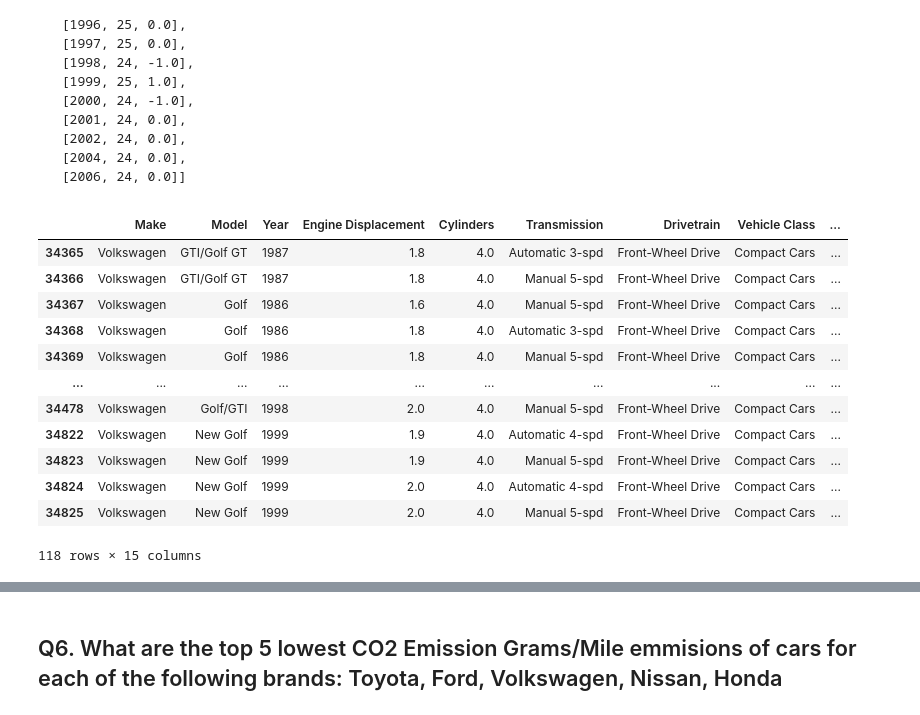
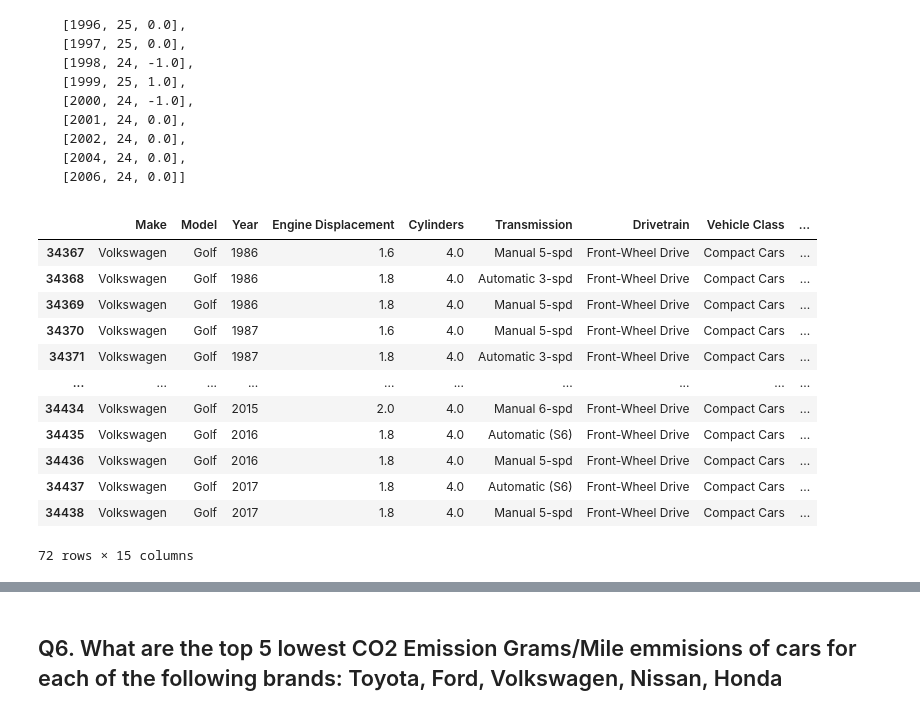
Before and after one commit to AdrianRamosDS/Wizeline-DEB, a Jupyter notebook: code/ADRIAN_RAMOS_answers.ipynb, the cells around one changed output, grey strips where cells are left out. Cells and saved outputs as stored; diff of their text form; code cells hidden in the pictures.

```diff
--- a/code/ADRIAN_RAMOS_answers.ipynb
+++ b/code/ADRIAN_RAMOS_answers.ipynb
@@ -254,19 +254,20 @@ Note: The value for the first model should be 0. It does not matter that there a
 # %%
 ########## Q5
 # Filtering data by models that include name 'Golf':
-Golfs_df = data[True == data['Model'].str.contains('Golf')]
+# Golfs_df = data[True == data['Model'].str.contains('Golf')]
+Golfs_df = data['Golf' == data['Model']]
 Golfs_df
 # %% [output]
 |  | Make | Model | Year | Engine Displacement | Cylinders | Transmission | Drivetrain | Vehicle Class | ... |
-| 34365 | Volkswagen | GTI/Golf GT | 1987 | 1.8 | 4.0 | Automatic 3-spd | Front-Wheel Drive | Compact Cars | ... |
-| 34366 | Volkswagen | GTI/Golf GT | 1987 | 1.8 | 4.0 | Manual 5-spd | Front-Wheel Drive | Compact Cars | ... |
 | 34367 | Volkswagen | Golf | 1986 | 1.6 | 4.0 | Manual 5-spd | Front-Wheel Drive | Compact Cars | ... |
 | 34368 | Volkswagen | Golf | 1986 | 1.8 | 4.0 | Automatic 3-spd | Front-Wheel Drive | Compact Cars | ... |
 | 34369 | Volkswagen | Golf | 1986 | 1.8 | 4.0 | Manual 5-spd | Front-Wheel Drive | Compact Cars | ... |
+| 34370 | Volkswagen | Golf | 1987 | 1.6 | 4.0 | Manual 5-spd | Front-Wheel Drive | Compact Cars | ... |
+| 34371 | Volkswagen | Golf | 1987 | 1.8 | 4.0 | Automatic 3-spd | Front-Wheel Drive | Compact Cars | ... |
 | ... | ... | ... | ... | ... | ... | ... | ... | ... | ... |
-| 34478 | Volkswagen | Golf/GTI | 1998 | 2.0 | 4.0 | Manual 5-spd | Front-Wheel Drive | Compact Cars | ... |
-| 34822 | Volkswagen | New Golf | 1999 | 1.9 | 4.0 | Automatic 4-spd | Front-Wheel Drive | Compact Cars | ... |
-| 34823 | Volkswagen | New Golf | 1999 | 1.9 | 4.0 | Manual 5-spd | Front-Wheel Drive | Compact Cars | ... |
-| 34824 | Volkswagen | New Golf | 1999 | 2.0 | 4.0 | Automatic 4-spd | Front-Wheel Drive | Compact Cars | ... |
-| 34825 | Volkswagen | New Golf | 1999 | 2.0 | 4.0 | Manual 5-spd | Front-Wheel Drive | Compact Cars | ... |
+| 34434 | Volkswagen | Golf | 2015 | 2.0 | 4.0 | Manual 6-spd | Front-Wheel Drive | Compact Cars | ... |
+| 34435 | Volkswagen | Golf | 2016 | 1.8 | 4.0 | Automatic (S6) | Front-Wheel Drive | Compact Cars | ... |
+| 34436 | Volkswagen | Golf | 2016 | 1.8 | 4.0 | Manual 5-spd | Front-Wheel Drive | Compact Cars | ... |
+| 34437 | Volkswagen | Golf | 2017 | 1.8 | 4.0 | Automatic (S6) | Front-Wheel Drive | Compact Cars | ... |
+| 34438 | Volkswagen | Golf | 2017 | 1.8 | 4.0 | Manual 5-spd | Front-Wheel Drive | Compact Cars | ... |
-118 rows × 15 columns
+72 rows × 15 columns
```
Also changed, not shown: parts of 19 cells of this notebook, 1 other file.
